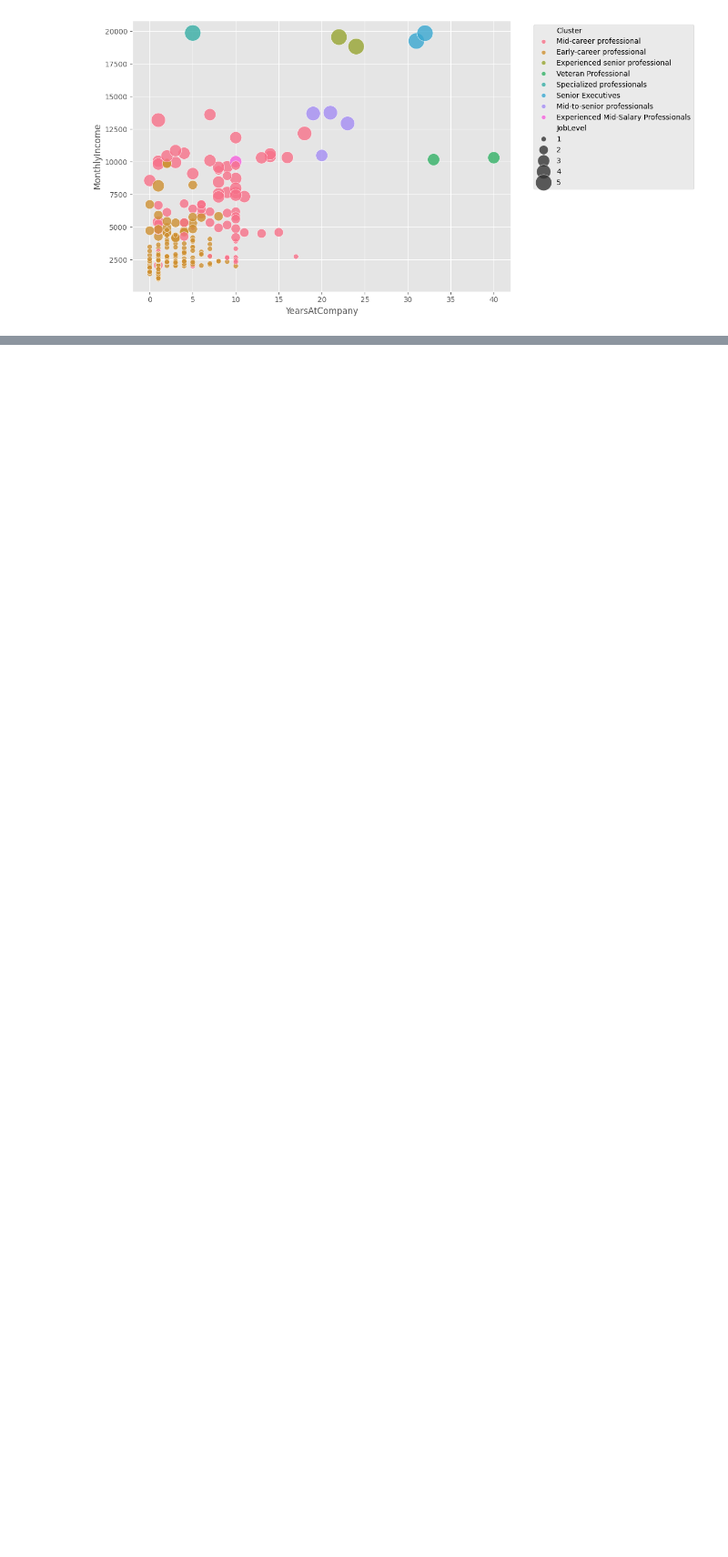
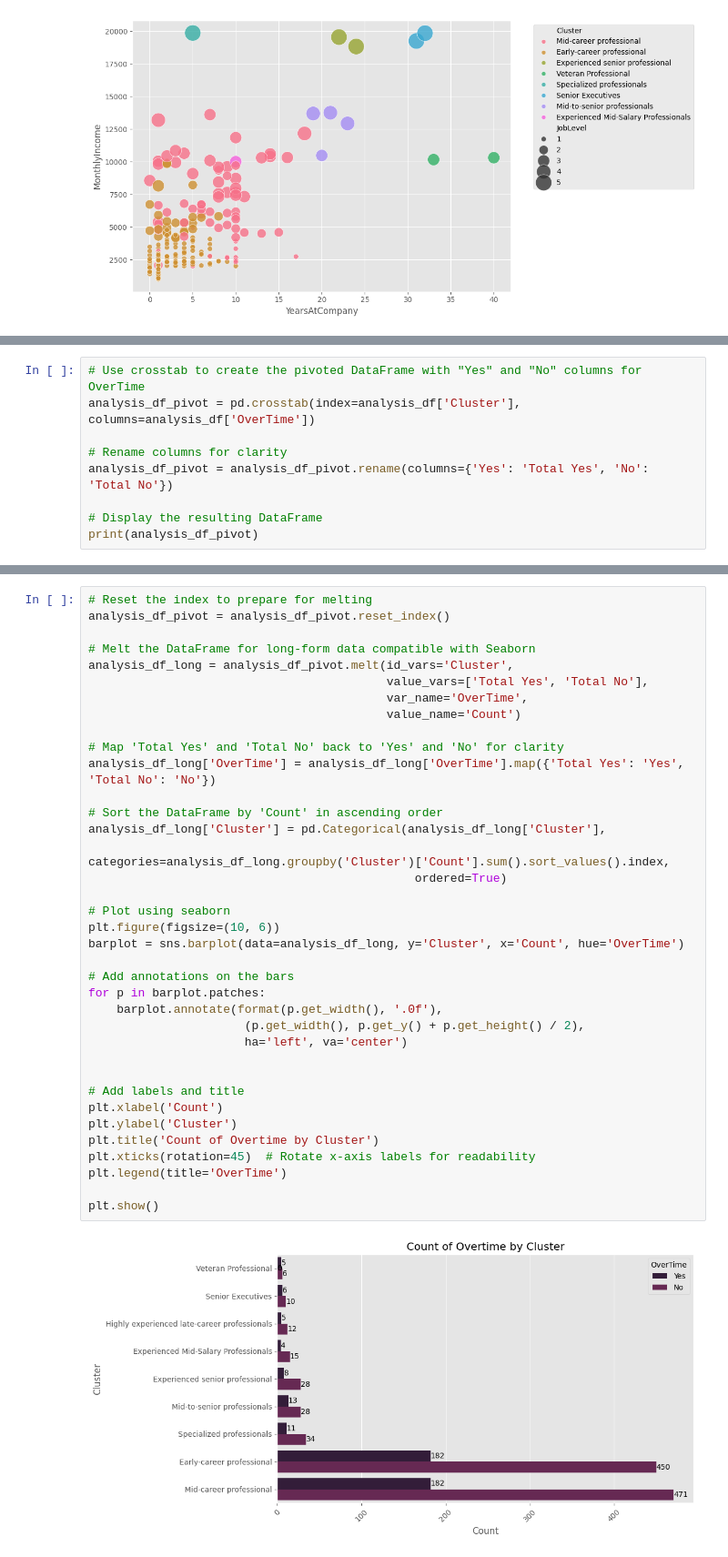
Before and after one commit to Just-Aymz/HR-Employee-Attrition-Prediction, a Jupyter notebook: Attrition_Report.ipynb, the cells around one changed output, grey strips where cells are left out. Shown at 91% size. Drawn from its saved outputs; the diff is of its cells as text; blank space fills up the shorter version.

```diff
--- a/Attrition_Report.ipynb
+++ b/Attrition_Report.ipynb
@@ -1376,0 +1648,9 @@ plt.show()
+# %%
+# Use crosstab to create the pivoted DataFrame with "Yes" and "No" columns for OverTime
+analysis_df_pivot = pd.crosstab(index=analysis_df['Cluster'], columns=analysis_df['OverTime'])
+
+# Rename columns for clarity
+analysis_df_pivot = analysis_df_pivot.rename(columns={'Yes': 'Total Yes', 'No': 'Total No'})
+
+# Display the resulting DataFrame
+print(analysis_df_pivot)
@@ -1376,0 +1669,39 @@ plt.show()
+# %%
+# Reset the index to prepare for melting
+analysis_df_pivot = analysis_df_pivot.reset_index()
+
+# Melt the DataFrame for long-form data compatible with Seaborn
+analysis_df_long = analysis_df_pivot.melt(id_vars='Cluster',
+                                          value_vars=['Total Yes', 'Total No'],
+                                          var_name='OverTime',
+                                          value_name='Count')
+
+# Map 'Total Yes' and 'Total No' back to 'Yes' and 'No' for clarity
+analysis_df_long['OverTime'] = analysis_df_long['OverTime'].map({'Total Yes': 'Yes', 'Total No': 'No'})
+
+# Sort the DataFrame by 'Count' in ascending order
+analysis_df_long['Cluster'] = pd.Categorical(analysis_df_long['Cluster'],
+                                              categories=analysis_df_long.groupby('Cluster')['Count'].sum().sort_values().index,
+                                              ordered=True)
+
+# Plot using seaborn
+plt.figure(figsize=(10, 6))
+barplot = sns.barplot(data=analysis_df_long, y='Cluster', x='Count', hue='OverTime')
+
+# Add annotations on the bars
+for p in barplot.patches:
+    barplot.annotate(format(p.get_width(), '.0f'),
+                      (p.get_width(), p.get_y() + p.get_height() / 2),
+                      ha='left', va='center')
+
+
+# Add labels and title
+plt.xlabel('Count')
+plt.ylabel('Cluster')
+plt.title('Count of Overtime by Cluster')
+plt.xticks(rotation=45)  # Rotate x-axis labels for readability
+plt.legend(title='OverTime')
+
+plt.show()
+# %% [output]
+[figure, added]
```
Also changed, not shown: parts of 40 cells of this notebook.
